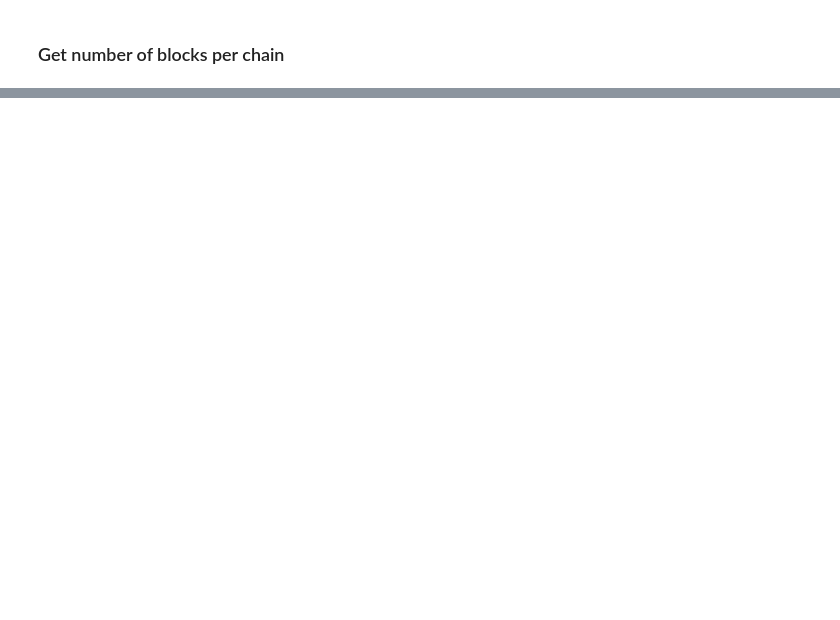
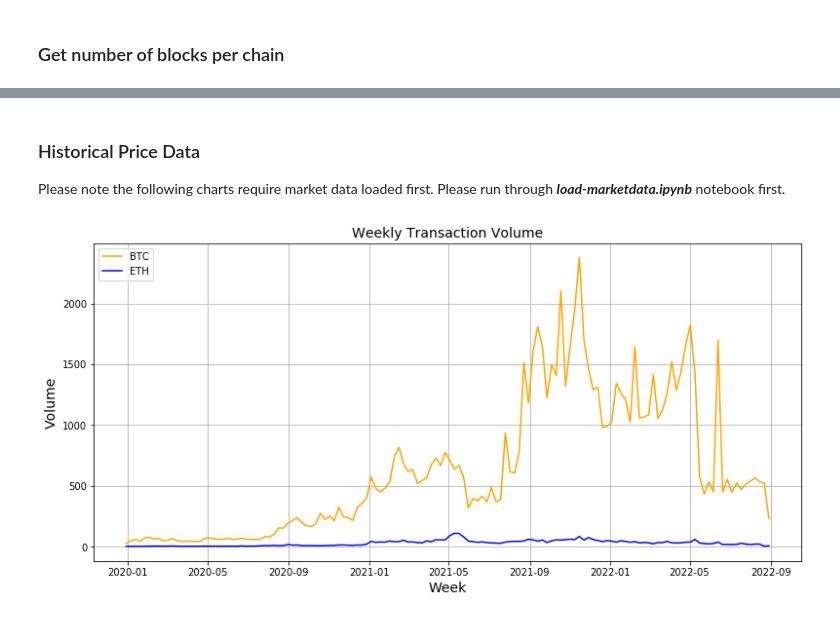
Before and after one commit to aws-solutions-library-samples/guidance-for-digital-assets-on-aws, a Jupyter notebook: analytics/consumer/sagemaker/cross-chain-analytics.ipynb, the cells around one changed output, grey strips where cells are left out. Drawn from its saved outputs; the diff is of its cells as text; code cells hidden in the pictures; blank space fills up the shorter version.

```diff
--- a/analytics/consumer/sagemaker/cross-chain-analytics.ipynb
+++ b/analytics/consumer/sagemaker/cross-chain-analytics.ipynb
@@ -33,0 +88,33 @@ df
+# %% [markdown]
+### Historical Price Data
+
+Please note the following charts require market data loaded first. Please run through ***load-marketdata.ipynb*** notebook first.
+# %%
+%matplotlib inline
+import matplotlib.pyplot as plt
+
+df = pd.read_sql("""
+WITH
+  daily_amt AS (SELECT cast(date AS date) AS date, sum(input_value) AS amt FROM btc.transactions where date>='2018-01-01' GROUP BY date),
+  daily_price as (SELECT cast(open_time AS DATE) AS date, close AS price FROM marketdata.crypto where ticker='BTCUSDT' and extract(MINUTE FROM open_time)=59 and extract(HOUR FROM open_time)=23 and open_time >= TIMESTAMP '2020-01-01 00:00:00'),
+  transaction_volume_btc as (SELECT date_trunc('week', date) AS week, sum(transaction_volume) / 1000000000 AS transaction_volume, avg(price) AS price FROM (SELECT A.date, B.amt * A.price AS transaction_volume, a.price FROM daily_price A JOIN daily_amt B ON A.date=B.date) GROUP BY date_trunc('week', date) ORDER BY date_trunc('week',date)),
+
+  daily_amt_eth AS (SELECT cast(date AS date) AS date, sum(value/1000000000000000000) AS amt FROM eth.transactions where date>='2018-01-01' GROUP BY date),
+  daily_price_eth as (SELECT cast(open_time AS DATE) AS date, close AS price FROM marketdata.crypto where ticker='ETHUSDT' and extract(MINUTE FROM open_time)=59 and extract(HOUR FROM open_time)=23 and open_time >= TIMESTAMP '2020-01-01 00:00:00'),
+  transaction_volume_eth as (SELECT date_trunc('week', date) AS week, sum(transaction_volume) / 1000000000 AS transaction_volume, avg(price) AS price FROM (SELECT A.date, B.amt * A.price AS transaction_volume, a.price FROM daily_price_eth A JOIN daily_amt_eth B ON A.date=B.date) GROUP BY date_trunc('week', date) ORDER BY date_trunc('week',date))
+
+  SELECT bt.week,bt.transaction_volume as transaction_volume_btc,et.transaction_volume as transaction_volume_eth from transaction_volume_btc bt left join transaction_volume_eth et on bt.week=et.week order by bt.week
+""", conn)
+df.set_index(pd.DatetimeIndex(df['week']),inplace=True)
+
+plt.rcParams["figure.figsize"] = (13,6)
+plt.plot(df.index, df['transaction_volume_btc'], color='orange', label="BTC")
+plt.plot(df.index, df['transaction_volume_eth'], color='blue', label="ETH")
+plt.title('Weekly Transaction Volume', fontsize=14)
+plt.xlabel('Week', fontsize=14)
+plt.ylabel('Volume', fontsize=14)
+plt.legend(loc="upper left")
+plt.grid(True)
+plt.show()
+# %% [output]
+[figure, added]
```
Also changed, not shown: parts of 6 cells of this notebook, 2 other files.
